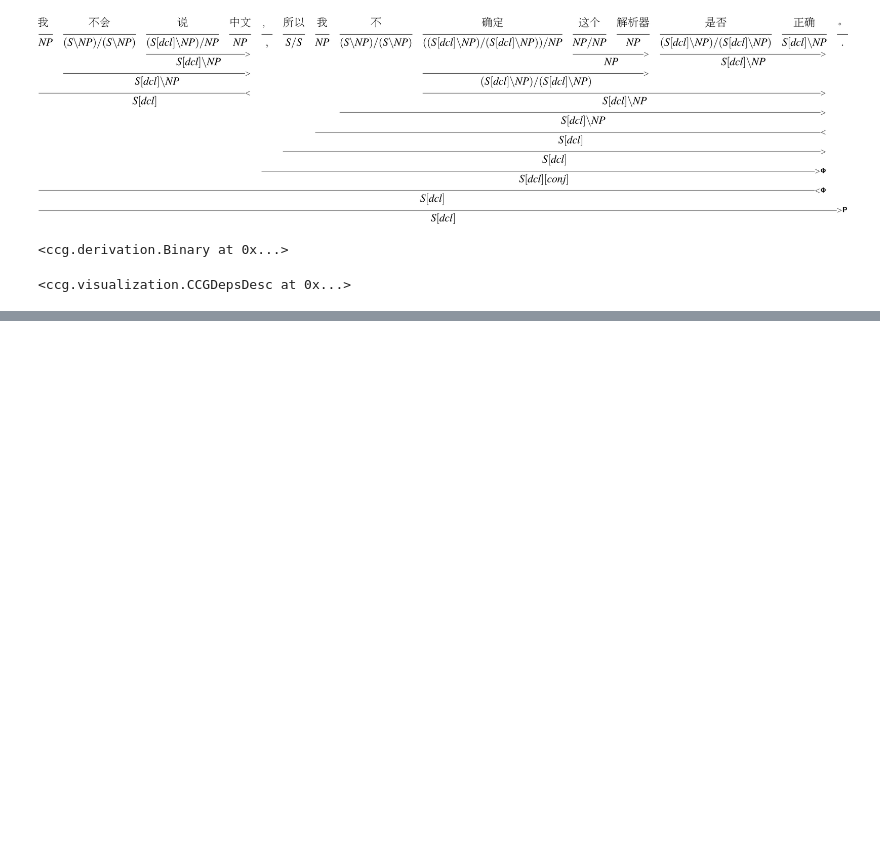
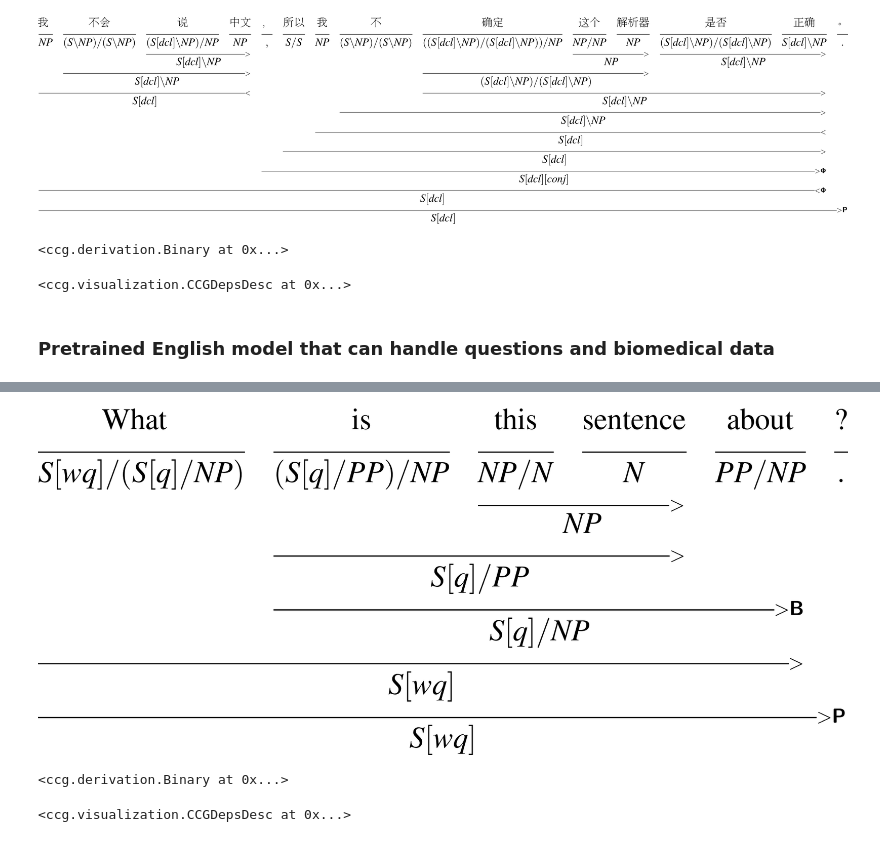
Before and after one commit to stanojevic/ccgtools, a Jupyter notebook: notebooks/demo.ipynb, the cells around one changed output, grey strips where cells are left out. Drawn from its saved outputs; the diff is of its cells as text; code cells hidden in the pictures; blank space fills up the shorter version.

```diff
--- a/notebooks/demo.ipynb
+++ b/notebooks/demo.ipynb
@@ -30,3 +47,11 @@ tree
 tree.deps()
 # %% [output]
 <ccg.visualization.CCGDepsDesc at 0x...>
+# %% [markdown]
+### Pretrained English model that can handle questions and biomedical data
+# %%
+parser = ccg.parser("pretrained:English-RoBERTa-Questions")
+# %%
+tree = parser.parse_sent("What is this sentence about?")
+tree
+# %% [output]
@@ -32,0 +59,6 @@ tree.deps()
+[figure, added]
+<ccg.derivation.Binary at 0x...>
+# %%
+tree.deps()
+# %% [output]
+<ccg.visualization.CCGDepsDesc at 0x...>
```
Also changed, not shown: parts of 9 cells of this notebook.
